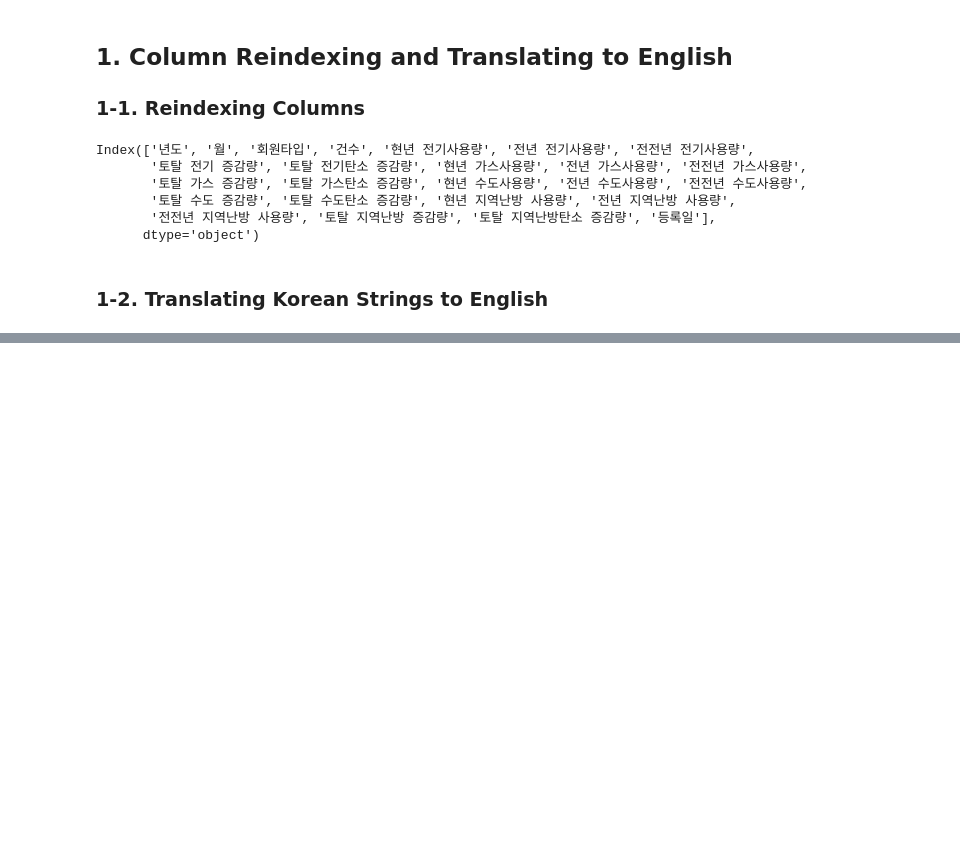
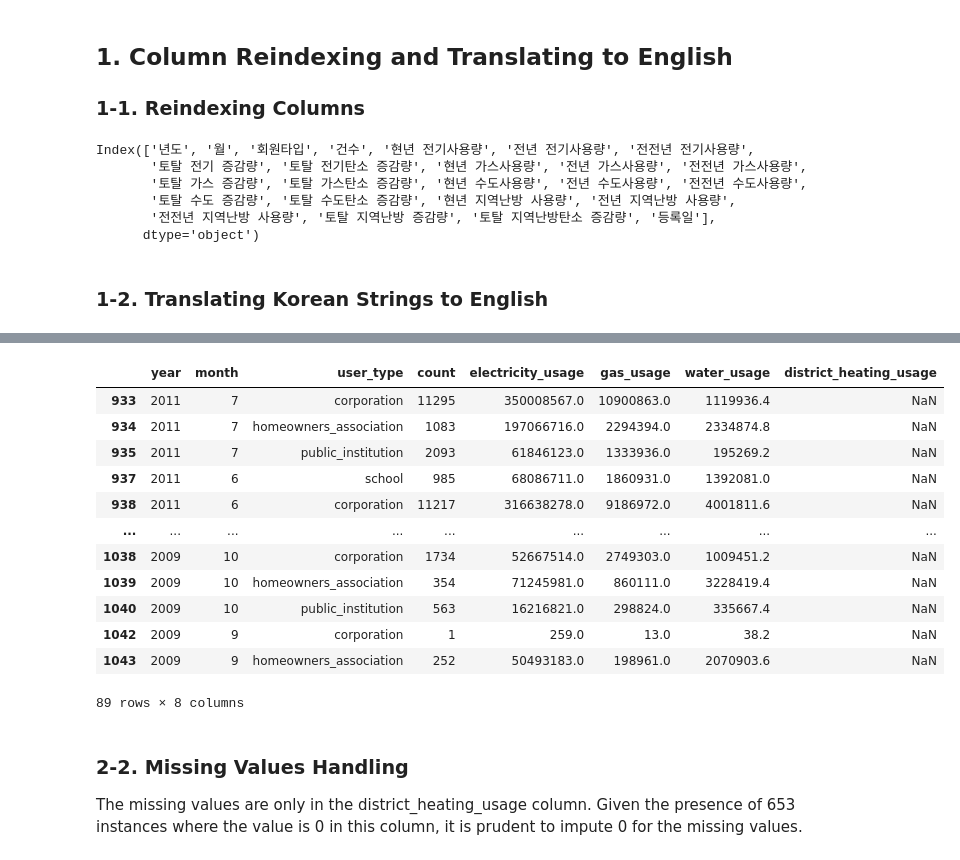
Before and after one commit to seobho/energy-analysis, a Jupyter notebook: data.manipulation.ipynb, the cells around one changed output, grey strips where cells are left out. Cells and saved outputs as stored; diff of their text form; code cells hidden in the pictures; blank space fills up the shorter version.

```diff
--- a/data.manipulation.ipynb
+++ b/data.manipulation.ipynb
@@ -92,0 +105,20 @@ First, we need to check for any missing values in the dataset. Missing values ca
+# %%
+df[df['district_heating_usage'].isnull() == True]
+# %% [output]
+|  | year | month | user_type | count | electricity_usage | gas_usage | water_usage | district_heating_usage |
+| 933 | 2011 | 7 | corporation | 11295 | 350008567.0 | 10900863.0 | 1119936.4 | NaN |
+| 934 | 2011 | 7 | homeowners_association | 1083 | 197066716.0 | 2294394.0 | 2334874.8 | NaN |
+| 935 | 2011 | 7 | public_institution | 2093 | 61846123.0 | 1333936.0 | 195269.2 | NaN |
+| 937 | 2011 | 6 | school | 985 | 68086711.0 | 1860931.0 | 1392081.0 | NaN |
+| 938 | 2011 | 6 | corporation | 11217 | 316638278.0 | 9186972.0 | 4001811.6 | NaN |
+| ... | ... | ... | ... | ... | ... | ... | ... | ... |
+| 1038 | 2009 | 10 | corporation | 1734 | 52667514.0 | 2749303.0 | 1009451.2 | NaN |
+| 1039 | 2009 | 10 | homeowners_association | 354 | 71245981.0 | 860111.0 | 3228419.4 | NaN |
+| 1040 | 2009 | 10 | public_institution | 563 | 16216821.0 | 298824.0 | 335667.4 | NaN |
+| 1042 | 2009 | 9 | corporation | 1 | 259.0 | 13.0 | 38.2 | NaN |
+| 1043 | 2009 | 9 | homeowners_association | 252 | 50493183.0 | 198961.0 | 2070903.6 | NaN |
+89 rows × 8 columns
+# %% [markdown]
+### 2-2. Missing Values Handling
+The missing values are only in the district_heating_usage column.
+Given the presence of 653 instances where the value is 0 in this column, it is prudent to impute 0 for the missing values.
```
Also changed, not shown: parts of 6 cells of this notebook.
